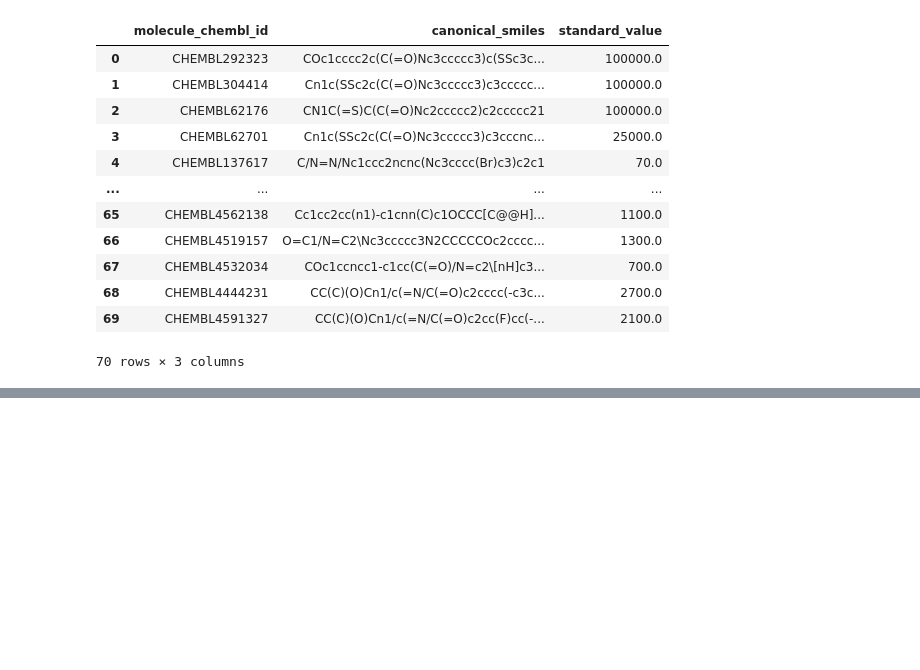
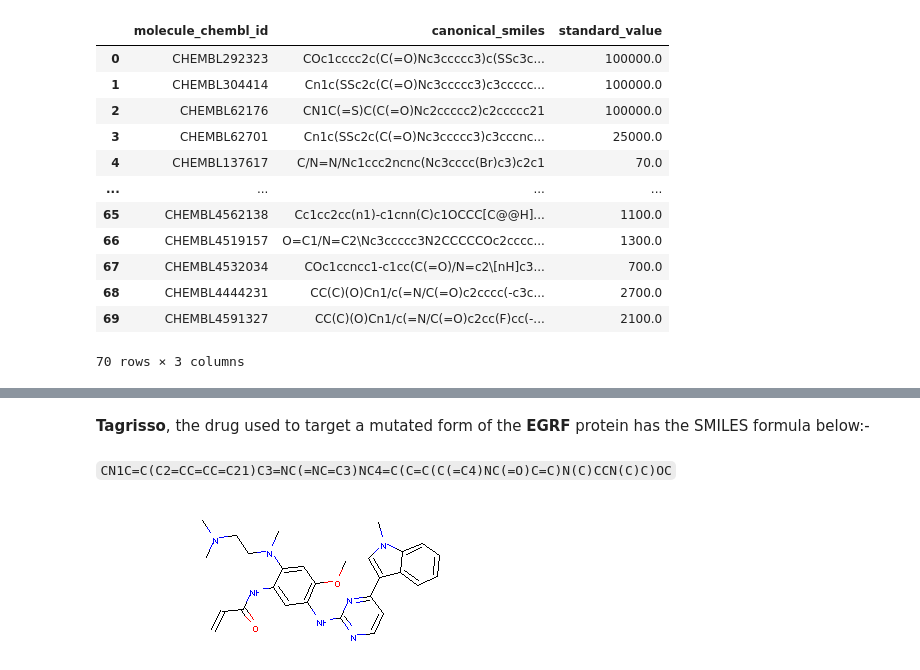
Before and after one commit to warwickdatasciencesociety/python-for-data-science, a Jupyter notebook: session-four/session-four-project-solutions.ipynb, the cells around one changed output, grey strips where cells are left out. Saved outputs shown, nothing was run; the diff lists cells and outputs as text; code cells hidden in the pictures; blank space fills up the shorter version.

```diff
--- a/session-four/session-four-project-solutions.ipynb
+++ b/session-four/session-four-project-solutions.ipynb
@@ -226,0 +474,10 @@ df_complete_activity
+# %% [markdown]
+**Tagrisso**, the drug used to target a mutated form of the **EGRF** protein has the SMILES formula below:-
+# %% [markdown]
+`CN1C=C(C2=CC=CC=C21)C3=NC(=NC=C3)NC4=C(C=C(C(=C4)NC(=O)C=C)N(C)CCN(C)C)OC`
+# %%
+#
+tgr = Chem.MolFromSmiles('CN1C=C(C2=CC=CC=C21)C3=NC(=NC=C3)NC4=C(C=C(C(=C4)NC(=O)C=C)N(C)CCN(C)C)OC')
+tgr
+# %% [output]
+[figure, added]
```
Also changed, not shown: parts of 71 cells of this notebook, 4 other files.
